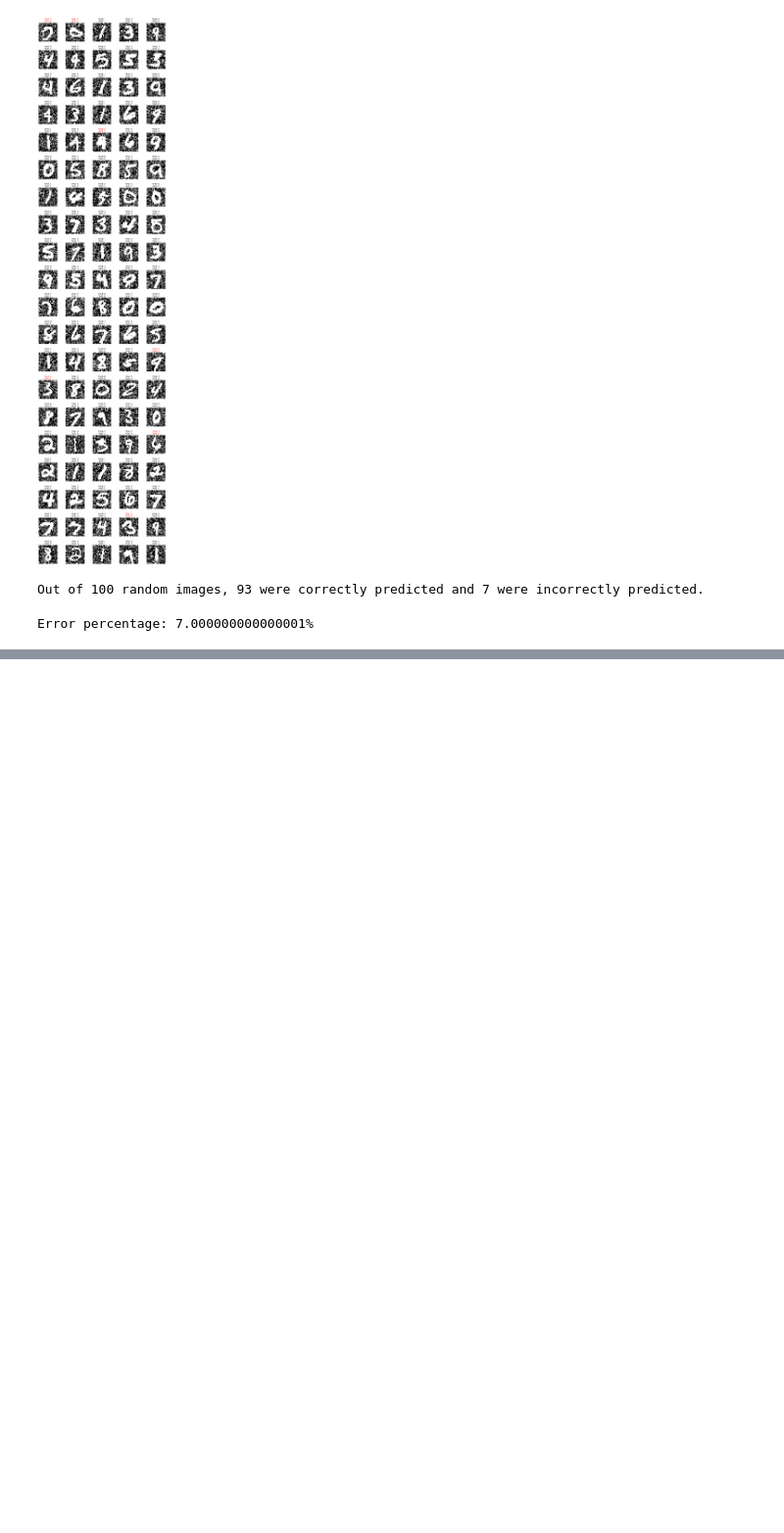
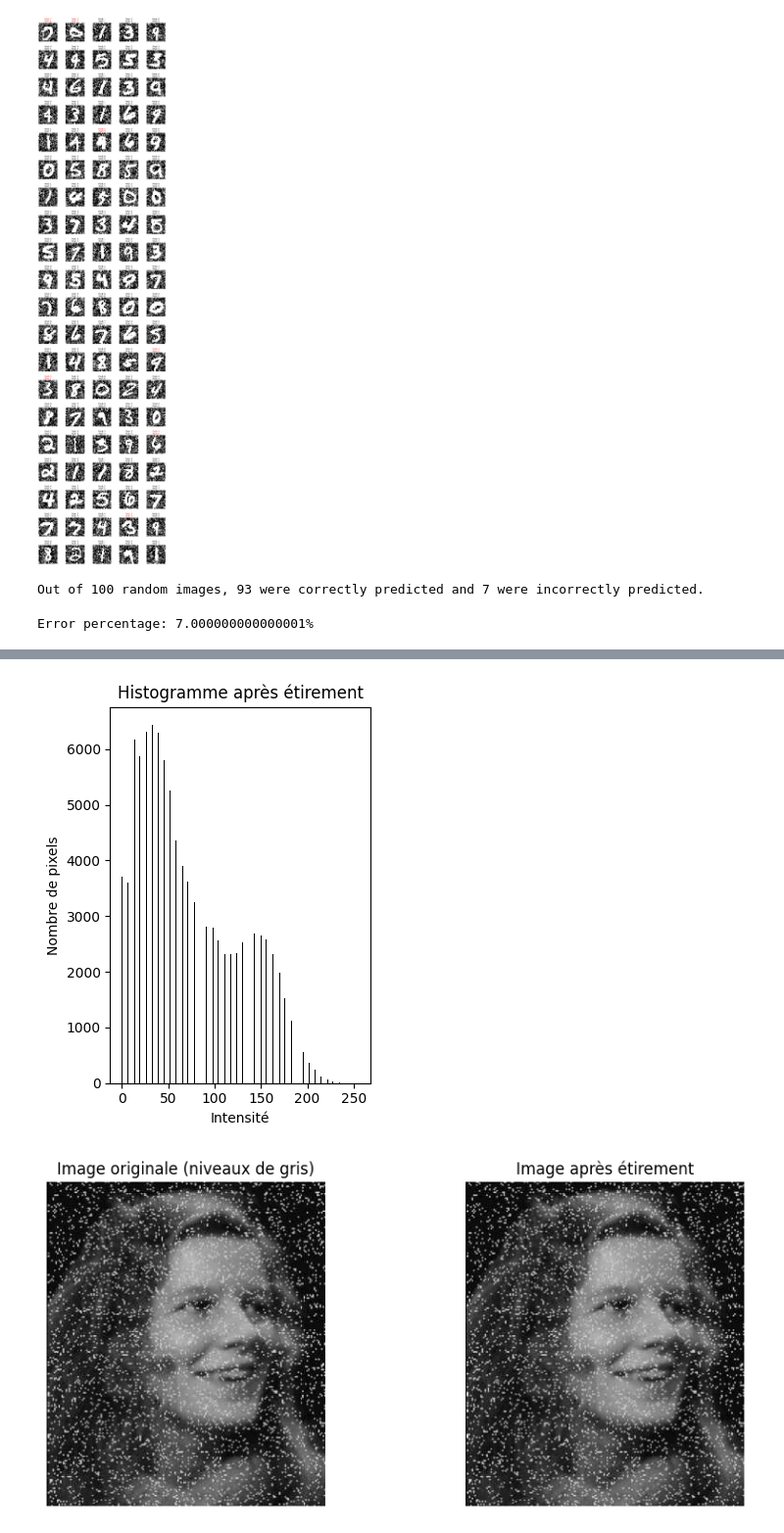
Before and after one commit to Ousoka/ANN_MNIST, a Jupyter notebook: mnist_ok.ipynb, the cells around one changed output, grey strips where cells are left out. Shown at 98% size. Drawn from its saved outputs; the diff is of its cells as text; code cells hidden in the pictures; blank space fills up the shorter version.

```diff
--- a/mnist_ok.ipynb
+++ b/mnist_ok.ipynb
@@ -315,0 +365,31 @@ Error percentage: 7.000000000000001%
+# %%
+# 4. Étirement de l’histogramme (contraste)
+etiree = ImageOps.autocontrast(gray_img)  # PIL fait un étirement automatique
+
+# 5. Afficher l’histogramme après étirement
+plt.subplot(1, 2, 2)
+plt.hist(np.array(etiree).flatten(), bins=256, range=(0, 255), color='black')
+plt.title("Histogramme après étirement")
+plt.xlabel('Intensité')
+plt.ylabel('Nombre de pixels')
+
+plt.tight_layout()
+plt.show()
+
+# 6. Affichage des images avant/après
+plt.figure(figsize=(10, 4))
+plt.subplot(1, 2, 1)
+plt.imshow(gray_img, cmap='gray')
+plt.title("Image originale (niveaux de gris)")
+plt.axis('off')
+
+plt.subplot(1, 2, 2)
+plt.imshow(etiree, cmap='gray')
+plt.title("Image après étirement")
+plt.axis('off')
+
+plt.tight_layout()
+plt.show()
+# %% [output]
+[figure, added]
+[figure, added]
```
Also changed, not shown: parts of 8 cells of this notebook.
